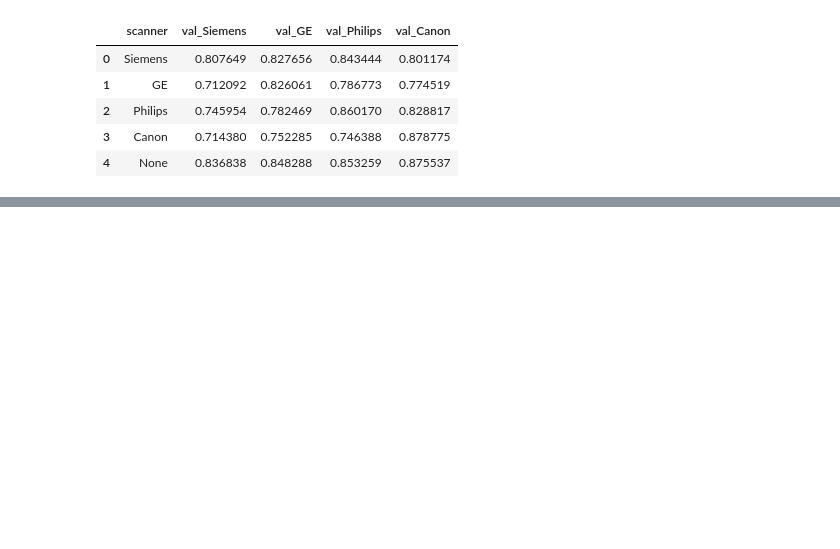
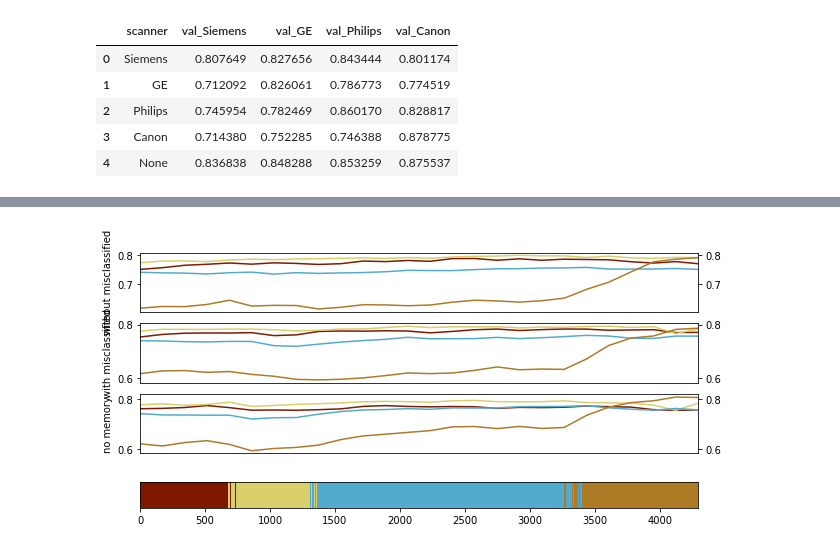
Before and after one commit to cirmuw/dynamicmemory, a Jupyter notebook: Results_cardiac.ipynb, the cells around one changed output, grey strips where cells are left out. Saved outputs shown, nothing was run; the diff lists cells and outputs as text; code cells hidden in the pictures; blank space fills up the shorter version.

```diff
--- a/Results_cardiac.ipynb
+++ b/Results_cardiac.ipynb
@@ -89,0 +329,96 @@ df_res
+# %%
+seeds = [1654130, 6654961, 5819225, 1215862, 132054]
+
+val_measure = 'val_dice3'
+
+
+hparams={'root_dir':'/project/catinous/',
+         'datasetfile': '/project/catinous/cardiacslicessplitsingle.csv',
+         'batch_size': 16,
+         'training_batch_size': 16,
+         'transition_phase_after':0.8,
+         'memorymaximum': 128,
+         'use_memory':True,
+         'random_memory': True,
+         'balance_memory': False,
+         'order': ['Siemens', 'GE', 'Philips', 'Canon'],
+         'continuous': True,
+         'val_check_interval': 10,
+        'base_model': 'cardiac_batch_cardiacslicessplit_base_1_7826e2e7a0.pt',
+        'run_postfix': 5,
+        'gram_weights': [1, 1, 1, 1],
+        'dim': 2,
+         'task': 'cardiac',
+         'model': 'fcn',
+         'seed': 132054,
+         'stylemodel': True
+        }
+
+
+hparams = cutils.default_params(DynamicMemoryModel.get_default_hparams(), hparams)
+
+fig, axes = plt.subplots(4, 1, figsize=(10, 5))
+
+df = res_data_for_params(hparams, seeds=seeds)
+
+ax = axes[0]
+for scanner in hparams['order']:
+    sns.lineplot(data=df, y=f'{val_measure}_{scanner}', x='idx', err_style=None, ax=ax, label=scanner)
+#ax.set_ylim(0.78, 0.90)
+ax.get_xaxis().set_visible(False)
+ax.get_legend().remove()
+ax.set_xlim(1, 26)
+ax.set_ylabel(f'without misclassified')
+ax.tick_params(labelright=True, right=True)
+
+hparams['force_misclassified'] = True
+hparams['misclass_threshold'] = 0.8
+
+df = res_data_for_params(hparams, seeds=seeds)
+ax = axes[1]
+for scanner in hparams['order']:
+    sns.lineplot(data=df, y=f'{val_measure}_{scanner}', x='idx', err_style=None, ax=ax, label=scanner)
+#ax.set_ylim(0.78, 0.90)
+ax.get_xaxis().set_visible(False)
+ax.get_legend().remove()
+ax.set_xlim(1, 26)
+ax.set_ylabel(f'with misclassified')
+ax.tick_params(labelright=True, right=True)
+
+hparams={'root_dir':'/project/catinous/',
+         'datasetfile': '/project/catinous/cardiacslicessplitsingle.csv',
+         'batch_size': 16,
+         'training_batch_size': 16,
+         'transition_phase_after':0.8,
+         'memorymaximum': 128,
+         'use_memory':False,
+         'random_memory': True,
+         'balance_memory': False,
+         'order': ['Siemens', 'GE', 'Philips', 'Canon'],
+         'continuous': True,
+         'val_check_interval': 10,
+        'base_model': 'cardiac_batch_cardiacslicessplit_base_1_7826e2e7a0.pt',
+        'run_postfix': 1,
+        'gram_weights': [1, 1, 1, 1],
+        'dim': 2,
+         'task': 'cardiac',
+         'model': 'fcn',
+         'seed': 1654130
+        }
+
+df = res_data_for_params(hparams, seeds=seeds)
+ax = axes[2]
+for scanner in hparams['order']:
+    sns.lineplot(data=df, y=f'{val_measure}_{scanner}', x='idx', err_style=None, ax=ax, label=scanner)
+#ax.set_ylim(0.78, 0.90)
+ax.get_xaxis().set_visible(False)
+ax.get_legend().remove()
+ax.set_xlim(1, 26)
+ax.set_ylabel(f'no memory')
+ax.tick_params(labelright=True, right=True)
+
+
+axes[3].imshow(np.tile(res,(200,1)), cmap=ListedColormap(colormap.colors[:4]))
+axes[3].get_yaxis().set_visible(False)
+axes[3].get_yaxis()
+# %% [output]
@@ -89,0 +426 @@ df_res
+[figure, added]
```
Also changed, not shown: parts of 18 cells of this notebook, 4 other files.
